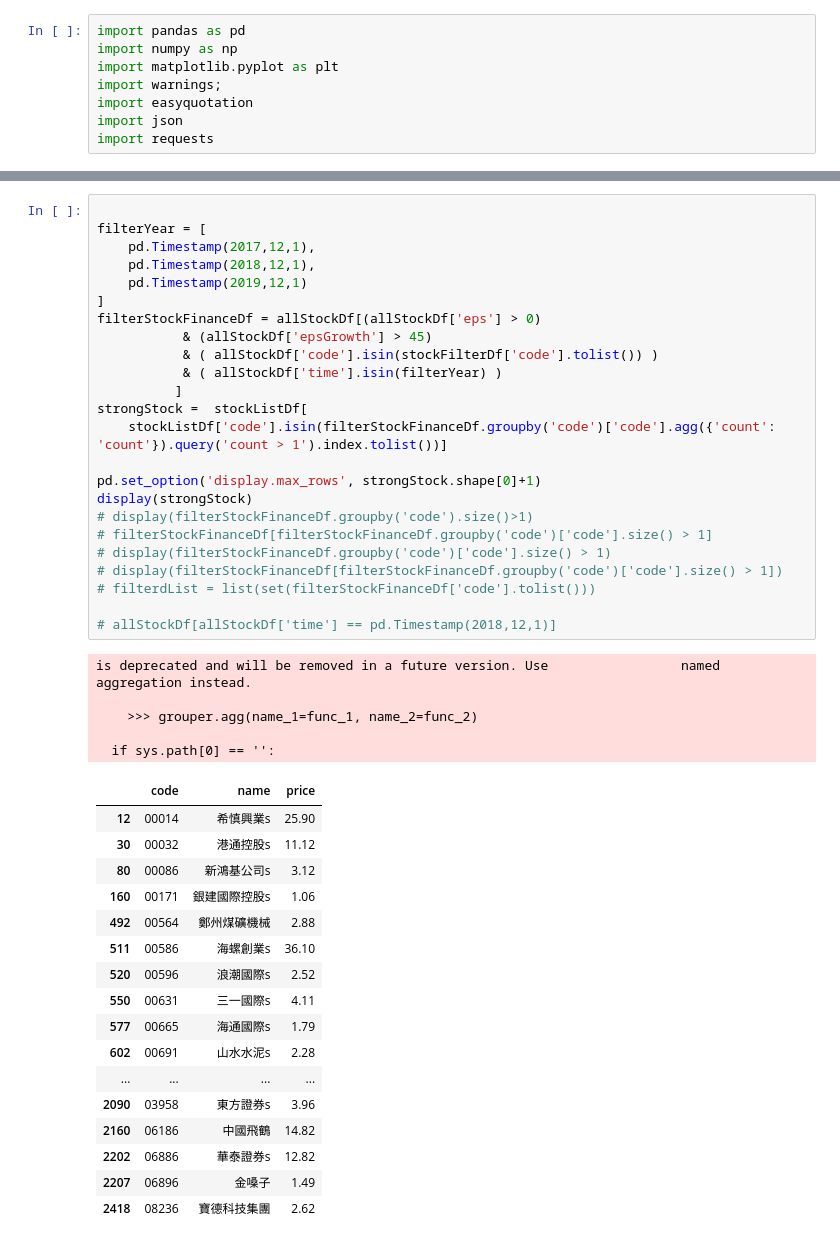
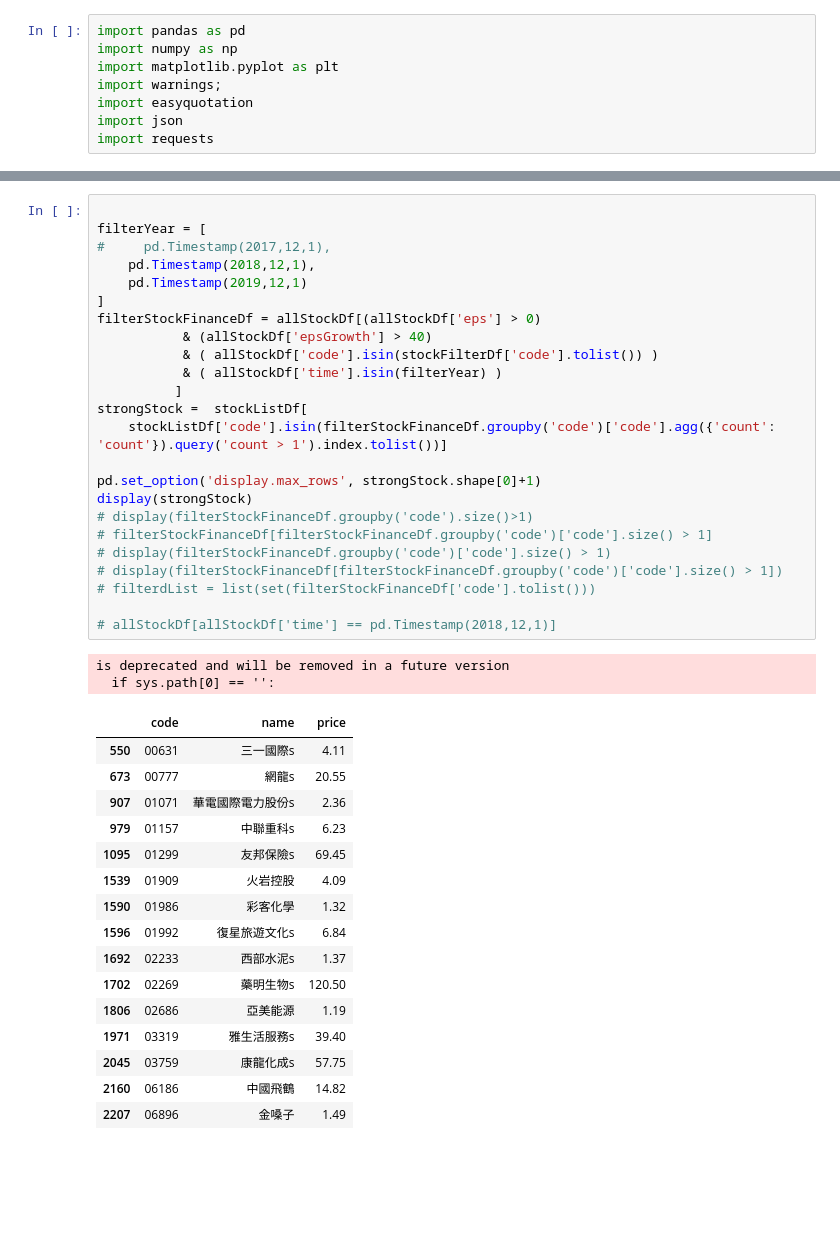
Before and after one commit to TheStepTwo/quantitative_trading, a Jupyter notebook: analysis.ipynb, the cells around one changed output, grey strips where cells are left out. Saved outputs shown, nothing was run; the diff lists cells and outputs as text; blank space fills up the shorter version.

```diff
--- a/analysis.ipynb
+++ b/analysis.ipynb
@@ -161,47 +191,43 @@ Name: 0, dtype: object
 # %%
 
 filterYear = [
-    pd.Timestamp(2017,12,1),
+#     pd.Timestamp(2017,12,1),
     pd.Timestamp(2018,12,1),
     pd.Timestamp(2019,12,1)
 ]
 filterStockFinanceDf = allStockDf[(allStockDf['eps'] > 0)
-           & (allStockDf['epsGrowth'] > 45)
+           & (allStockDf['epsGrowth'] > 40)
            & ( allStockDf['code'].isin(stockFilterDf['code'].tolist()) )
            & ( allStockDf['time'].isin(filterYear) )
           ]
 strongStock =  stockListDf[
     stockListDf['code'].isin(filterStockFinanceDf.groupby('code')['code'].agg({'count': 'count'}).query('count > 1').index.tolist())]
 
 pd.set_option('display.max_rows', strongStock.shape[0]+1)
 display(strongStock)
 # display(filterStockFinanceDf.groupby('code').size()>1)
 # filterStockFinanceDf[filterStockFinanceDf.groupby('code')['code'].size() > 1]
 # display(filterStockFinanceDf.groupby('code')['code'].size() > 1)
 # display(filterStockFinanceDf[filterStockFinanceDf.groupby('code')['code'].size() > 1])
 # filterdList = list(set(filterStockFinanceDf['code'].tolist()))
 
 # allStockDf[allStockDf['time'] == pd.Timestamp(2018,12,1)]
 # %% [output]
-is deprecated and will be removed in a future version. Use                 named aggregation instead.
-
-    >>> grouper.agg(name_1=func_1, name_2=func_2)
-
+is deprecated and will be removed in a future version
   if sys.path[0] == '':
 |  | code | name | price |
-| 12 | 00014 | 希慎興業s | 25.90 |
-| 30 | 00032 | 港通控股s | 11.12 |
-| 80 | 00086 | 新鴻基公司s | 3.12 |
-| 160 | 00171 | 銀建國際控股s | 1.06 |
-| 492 | 00564 | 鄭州煤礦機械 | 2.88 |
-| 511 | 00586 | 海螺創業s | 36.10 |
-| 520 | 00596 | 浪潮國際s | 2.52 |
 | 550 | 00631 | 三一國際s | 4.11 |
-| 577 | 00665 | 海通國際s | 1.79 |
-| 602 | 00691 | 山水水泥s | 2.28 |
-| ... | ... | ... | ... |
-| 2090 | 03958 | 東方證券s | 3.96 |
+| 673 | 00777 | 網龍s | 20.55 |
+| 907 | 01071 | 華電國際電力股份s | 2.36 |
+| 979 | 01157 | 中聯重科s | 6.23 |
+| 1095 | 01299 | 友邦保險s | 69.45 |
+| 1539 | 01909 | 火岩控股 | 4.09 |
+| 1590 | 01986 | 彩客化學 | 1.32 |
+| 1596 | 01992 | 復星旅遊文化s | 6.84 |
+| 1692 | 02233 | 西部水泥s | 1.37 |
+| 1702 | 02269 | 藥明生物s | 120.50 |
+| 1806 | 02686 | 亞美能源 | 1.19 |
+| 1971 | 03319 | 雅生活服務s | 39.40 |
+| 2045 | 03759 | 康龍化成s | 57.75 |
 | 2160 | 06186 | 中國飛鶴 | 14.82 |
-| 2202 | 06886 | 華泰證券s | 12.82 |
 | 2207 | 06896 | 金嗓子 | 1.49 |
-| 2418 | 08236 | 寶德科技集團 | 2.62 |
```
Also changed, not shown: parts of 14 cells of this notebook, 2 other files.
